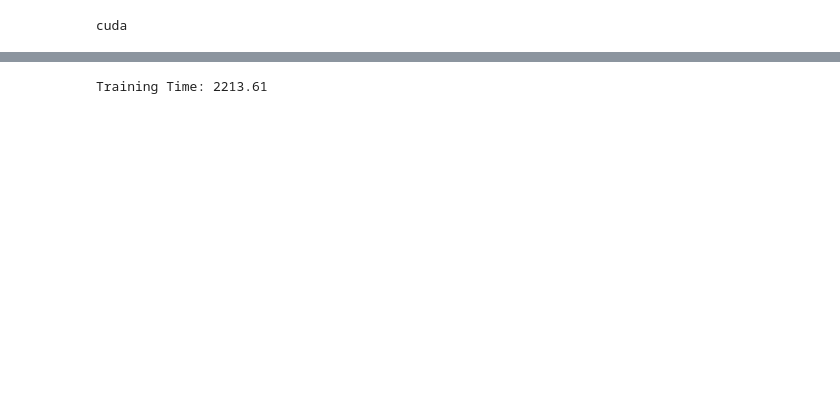
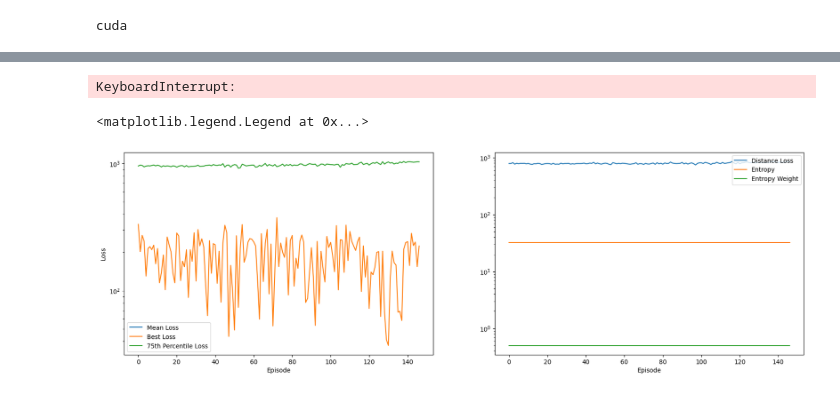
Before and after one commit to Maurice-Filo/GenAI-Net, a Jupyter notebook: CRNGenAI/Testing/AIF_Transient_StructureParameters.ipynb, the cells around one changed output, grey strips where cells are left out. Saved outputs shown, nothing was run; the diff lists cells and outputs as text; code cells hidden in the pictures; blank space fills up the shorter version.

```diff
--- a/CRNGenAI/Testing/AIF_Transient_StructureParameters.ipynb
+++ b/CRNGenAI/Testing/AIF_Transient_StructureParameters.ipynb
@@ -190,26 +197,86 @@ tic = time.time()
 of = open("output.txt", "w")
 of.close()
 
+losses = {
+    "mean": [],
+    "best": [],
+    "25p": [],
+    "entropy": [],
+    "entropy_weight": [],
+    "distance": []
+}
+
+risky_policy_quantile = 0.25
+
 for epoch in range(num_epochs):
     optimizer.zero_grad()
     loss_for_each_sample, loss_mean, total_logPs, total_entropy = MyCRN_Generator.compute_loss(r, initial_condition, time_horizon, h0, c0, manifold_dim, IOCRN_AIF)
     entropy_mean = torch.mean(total_entropy)
-    loss_for_gradient = torch.mean(loss_for_each_sample.detach() * total_logPs) - entropy_weight * entropy_mean - torch.mean(entropy_weight * total_entropy.detach() * total_logPs)
+
+    # Non risky policy gradients
+    # loss_for_gradient = torch.mean(loss_for_each_sample.detach() * total_logPs) - entropy_weight * entropy_mean - torch.mean(entropy_weight * total_entropy.detach() * total_logPs)
+
+    # print("MEAN", loss_for_each_sample.mean())
+
+    loss_for_gradient =  (loss_for_each_sample.detach() * total_logPs) - entropy_weight * entropy_mean - (entropy_weight * total_entropy.detach() * total_logPs)
+    top_k = torch.topk(loss_for_each_sample - entropy_weight*total_entropy, int(MyCRN_Generator.num_samples * risky_policy_quantile), largest=False).indices
+
+    best = loss_for_each_sample[top_k[0]]
+    worst = loss_for_each_sample[top_k[-1]]
+
+    loss_for_gradient = torch.mean(loss_for_gradient[top_k])
+
+    loss_mean = loss_for_each_sample[top_k].mean()
+
+
     loss_for_gradient.backward()
     optimizer.step()
 
-    ordered_losses = torch.argsort(loss_for_each_sample)
-    percentile_25 = loss_for_each_sample[ordered_losses.kthvalue(int(0.25 * len(ordered_losses)))[0]]
+    percentile_25 = torch.quantile(loss_for_each_sample, 0.25)
 
     if epoch % 1 == 0:
         of = open("output.txt", "a")
-        print('Epoch: %d, Mean Loss: %.4f (best %.4f, .25 %.4f), Entropy: %.4f, Entropy Weight: %.4f' % (epoch, loss_mean.item(), loss_for_each_sample[ordered_losses[0].item()],  percentile_25, entropy_mean.item(), entropy_weight), file=of)
+        print('Epoch: %d, Mean Loss: %.4f (real %.4f, best %.4f, .25 %.4f), Entropy: %.4f, Entropy Weight: %.4f' % (epoch, loss_mean.item(), loss_mean.item(), best.item(),  worst.item(), entropy_mean.item(), entropy_weight), file=of)
         of.close()
+        losses["distance"].append(loss_mean.item())
+        losses["mean"].append(loss_for_gradient.item())
+        losses["best"].append(best.item())
+        losses["25p"].append(worst.item())
+        losses["entropy"].append(entropy_mean.item())
+        losses["entropy_weight"].append(entropy_weight)
+
     if epoch % entropy_schedule == 0 and epoch != 0:
         entropy_weight = max(entropy_weight * entropy_update_coefficient, minimum_entropy_weight)
+
 toc = time.time()
 print('Training Time: %.2f' % (toc - tic))
 # %% [output]
-Training Time: 2213.61
+KeyboardInterrupt:
+# %%
+# print all the information about the losses:
+
+plt.figure(figsize=(20, 6))
+
+plt.subplot(1, 2, 1)
+plt.plot(losses["mean"], label="Mean Loss")
+plt.plot(losses["best"], label="Best Loss")
+plt.plot(losses["25p"], label="75th Percentile Loss")
+plt.yscale("log")
+plt.xlabel("Episode")
+plt.ylabel("Loss")
+
+plt.legend()
+
+plt.subplot(1, 2, 2)
+plt.plot(losses["distance"], label="Distance Loss")
+plt.plot(losses["entropy"], label="Entropy")
+plt.plot(losses["entropy_weight"], label="Entropy Weight")
+plt.yscale("log")
+plt.xlabel("Episode")
+
+plt.legend()
+# %% [output]
+<matplotlib.legend.Legend at 0x...>
+[figure, added]
 # %%
 # Test the trained model
```
Also changed, not shown: parts of 14 cells of this notebook, 2 other files.
